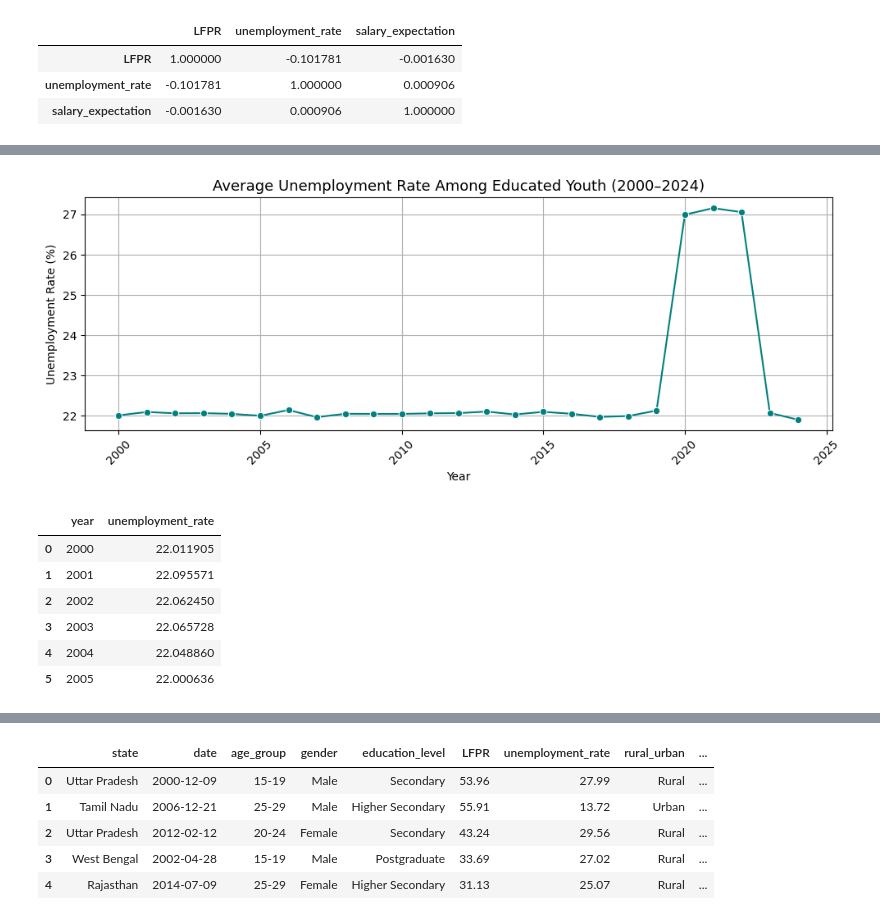
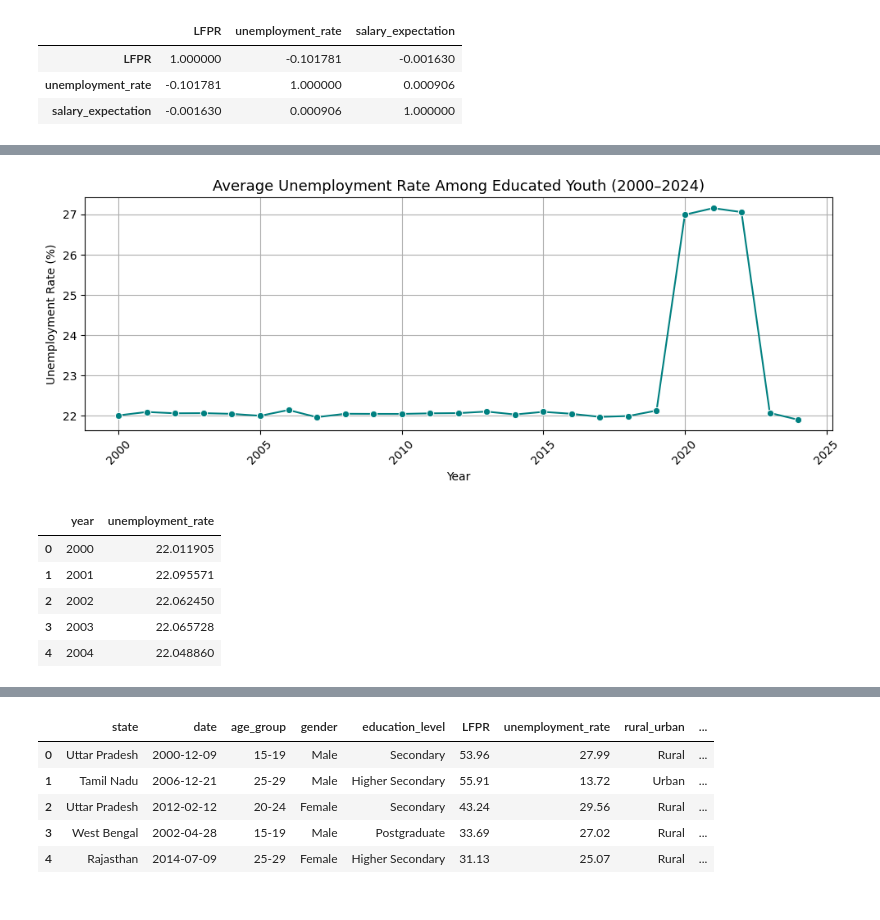
Before and after one commit to karan9551/project_unemployment_trend_analysis, a Jupyter notebook: Unemployment Trends Among Educated Youth in India.ipynb, the cells around one changed output, grey strips where cells are left out. Cells and saved outputs as stored; diff of their text form; code cells hidden in the pictures.

```diff
--- a/Unemployment Trends Among Educated Youth in India.ipynb
+++ b/Unemployment Trends Among Educated Youth in India.ipynb
@@ -161,31 +153,32 @@ yearly_unemployment.head(10)
 # %%
 # Group by year and calculate average unemployment rate
 yearly_trend = df.groupby('year')['unemployment_rate'].mean().reset_index()
 
 # Plot the trend
 plt.figure(figsize=(10, 4))
 sns.lineplot(data=yearly_trend, x='year', y='unemployment_rate', marker='o', color='teal')
 plt.title('Average Unemployment Rate Among Educated Youth (2000–2024)', fontsize=13)
 plt.xlabel('Year')
 plt.ylabel('Unemployment Rate (%)')
 plt.grid(True)
 plt.xticks(rotation=45)
 plt.tight_layout()
-plt.savefig('../Project_Unemployment/output//Average Unemployment Rate Among Educated Youth (2000–2024).jpeg', dpi=100)
+plt.savefig('../Project_Unemployment/output/Average Unemployment Rate Among Educated Youth (2000–2024).jpeg', dpi=100)
 plt.show()
 
 yearly_trend_unemloyment_among_edu_youth=yearly_trend
-yearly_trend_unemloyment_among_edu_youth.to_csv('../Project_Unemployment/output//Average Unemployment Rate Among Educated Youth (2000–2024).csv',index=False)
-yearly_trend_unemloyment_among_edu_youth.head(6)
+
+#to save csv file output
+yearly_trend_unemloyment_among_edu_youth.to_csv('../Project_Unemployment/csv_output/Average Unemployment Rate Among Educated Youth (2000–2024).csv',index=False)
+yearly_trend_unemloyment_among_edu_youth.head(5)
 # %% [output]
 [figure]
 |  | year | unemployment_rate |
 | 0 | 2000 | 22.011905 |
 | 1 | 2001 | 22.095571 |
 | 2 | 2002 | 22.062450 |
 | 3 | 2003 | 22.065728 |
 | 4 | 2004 | 22.048860 |
-| 5 | 2005 | 22.000636 |
 # %%
 # State-wise average unemployment
 state_avg = df.groupby('state')['unemployment_rate'].mean().sort_values(ascending=False).reset_index()
```
Also changed, not shown: parts of 11 cells of this notebook, 24 other files.
